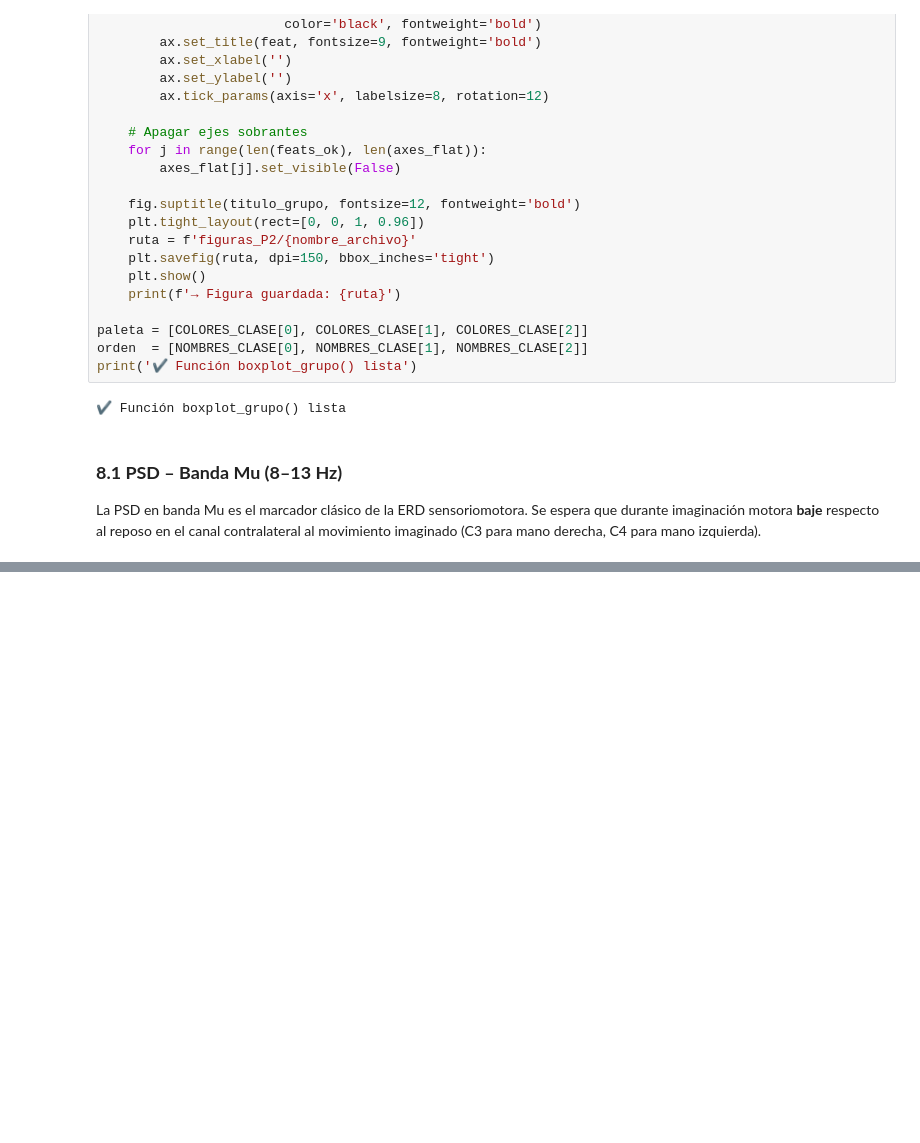
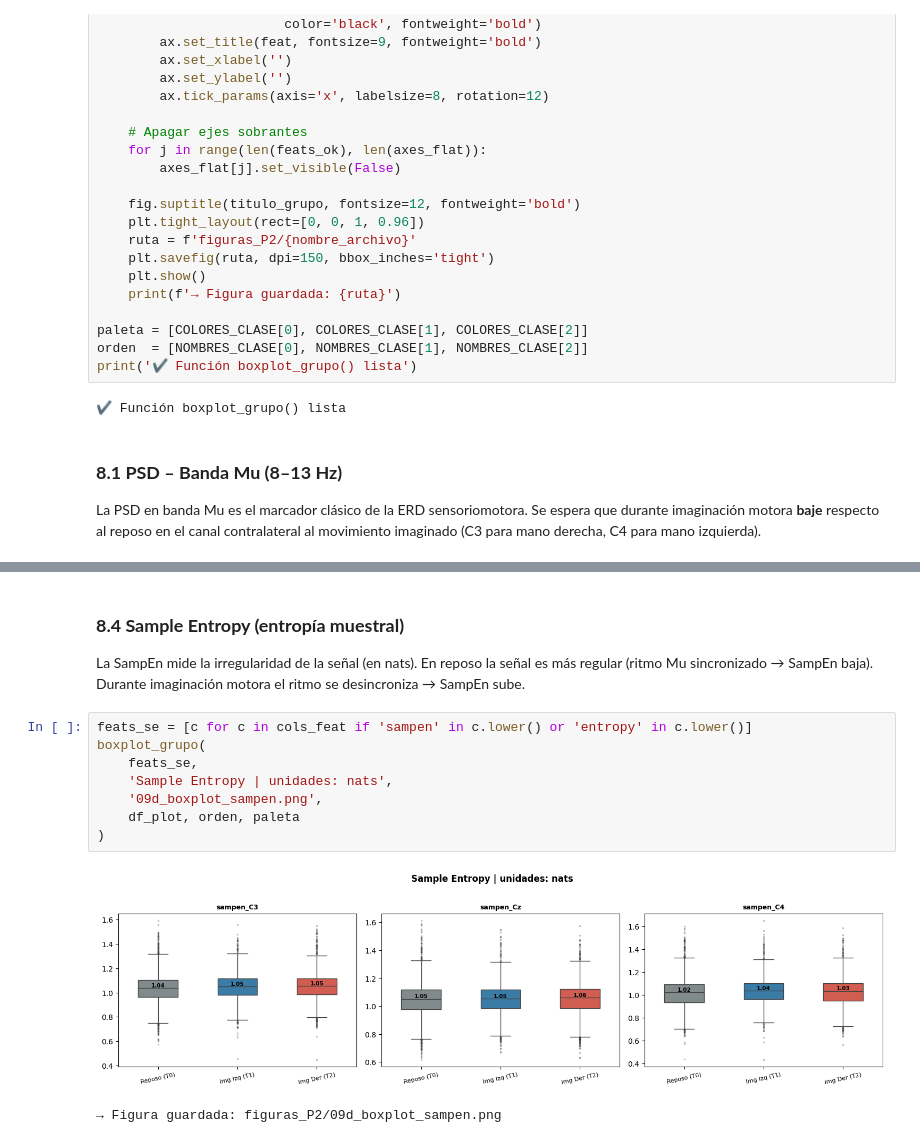
Before and after one commit to CamilaMontiel2510/PROYECTO_EEG_BCI_1, a Jupyter notebook: PROYECTO_2_BCI.ipynb, the cells around one changed output, grey strips where cells are left out. Cells and saved outputs as stored; diff of their text form; blank space fills up the shorter version.

```diff
--- a/PROYECTO_2_BCI.ipynb
+++ b/PROYECTO_2_BCI.ipynb
@@ -725,0 +772,17 @@ en el canal contralateral al movimiento imaginado (C3 para mano derecha, C4 para
+# %% [markdown]
+### **8.4 Sample Entropy (entropía muestral)**
+
+La SampEn mide la irregularidad de la señal (en nats).
+En reposo la señal es más regular (ritmo Mu sincronizado → SampEn baja).
+Durante imaginación motora el ritmo se desincroniza → SampEn sube.
+# %%
+feats_se = [c for c in cols_feat if 'sampen' in c.lower() or 'entropy' in c.lower()]
+boxplot_grupo(
+    feats_se,
+    'Sample Entropy | unidades: nats',
+    '09d_boxplot_sampen.png',
+    df_plot, orden, paleta
+)
+# %% [output]
+[figure, added]
+→ Figura guardada: figuras_P2/09d_boxplot_sampen.png
```
Also changed, not shown: parts of 31 cells of this notebook.
